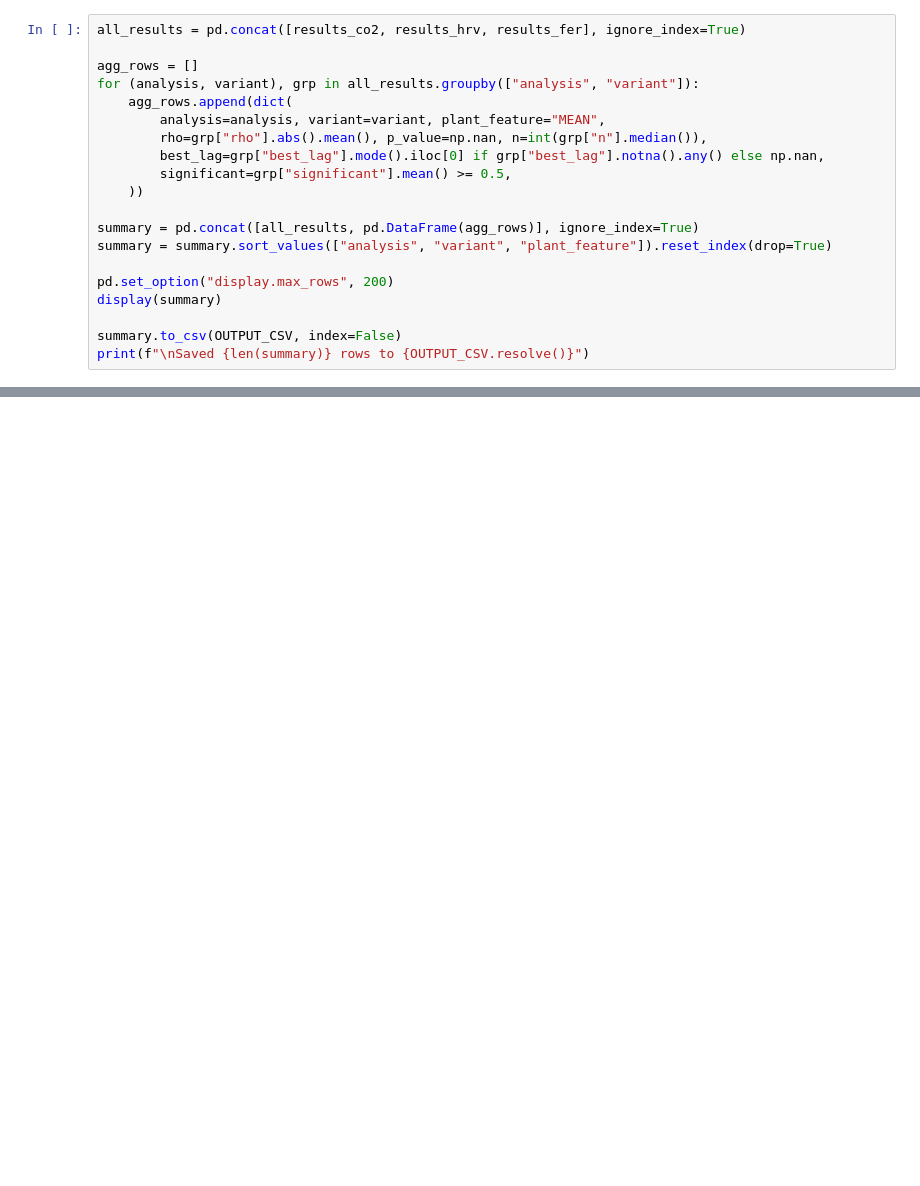
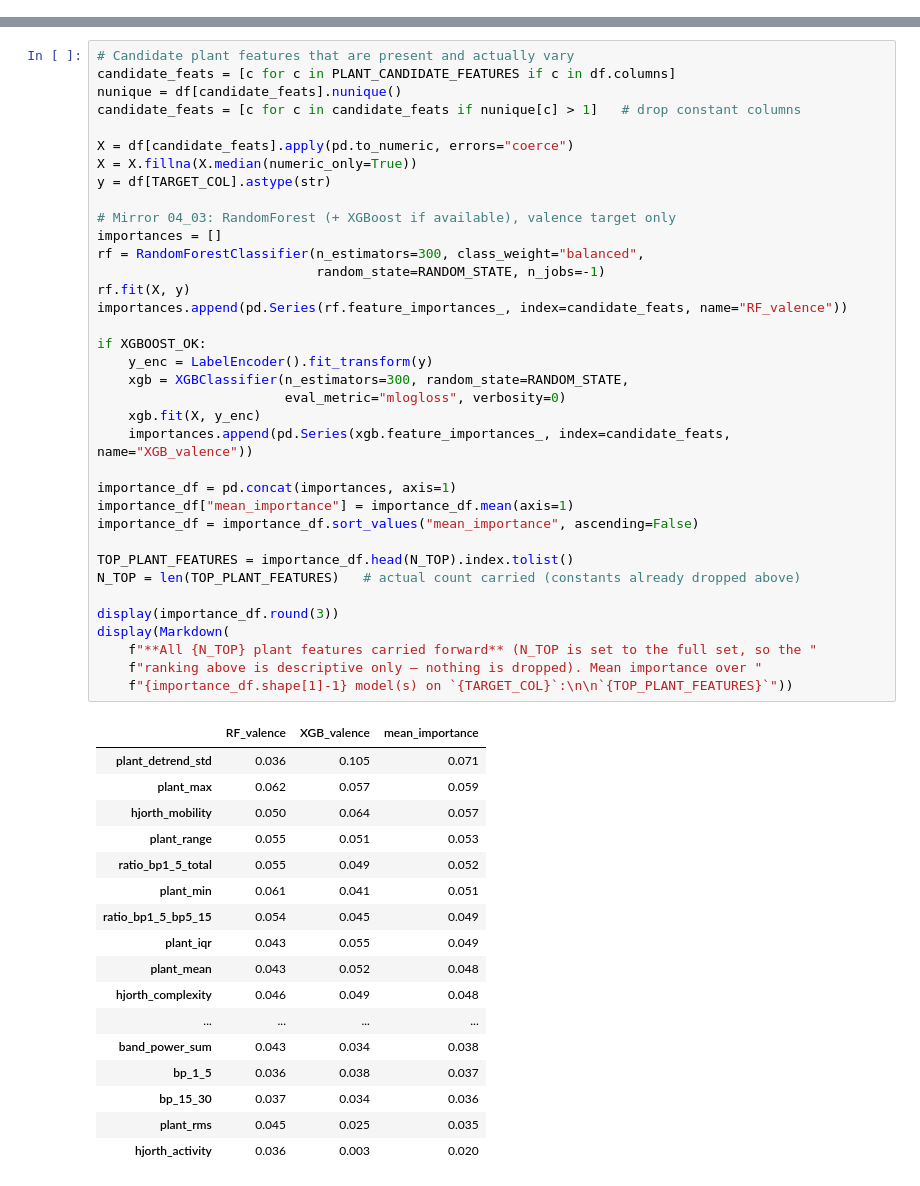
Before and after one commit to JakobJetter/COIN2026_Team-1_Plant-Emotion-Detector, a Jupyter notebook: notebooks/05_Correlation_Analysis.ipynb, the cells around one changed output, grey strips where cells are left out. Saved outputs shown, nothing was run; the diff lists cells and outputs as text; blank space fills up the shorter version.

```diff
--- a/notebooks/05_Correlation_Analysis.ipynb
+++ b/notebooks/05_Correlation_Analysis.ipynb
@@ -532,20 +0,0 @@ quick at-a-glance comparison), one comparison figure, and a CSV export.
-# %%
-all_results = pd.concat([results_co2, results_hrv, results_fer], ignore_index=True)
-
-agg_rows = []
-for (analysis, variant), grp in all_results.groupby(["analysis", "variant"]):
-    agg_rows.append(dict(
-        analysis=analysis, variant=variant, plant_feature="MEAN",
-        rho=grp["rho"].abs().mean(), p_value=np.nan, n=int(grp["n"].median()),
-        best_lag=grp["best_lag"].mode().iloc[0] if grp["best_lag"].notna().any() else np.nan,
-        significant=grp["significant"].mean() >= 0.5,
-    ))
-
-summary = pd.concat([all_results, pd.DataFrame(agg_rows)], ignore_index=True)
-summary = summary.sort_values(["analysis", "variant", "plant_feature"]).reset_index(drop=True)
-
-pd.set_option("display.max_rows", 200)
-display(summary)
-
-summary.to_csv(OUTPUT_CSV, index=False)
-print(f"\nSaved {len(summary)} rows to {OUTPUT_CSV.resolve()}")
@@ -677,0 +165,54 @@ signals.
+# %%
+# Candidate plant features that are present and actually vary
+candidate_feats = [c for c in PLANT_CANDIDATE_FEATURES if c in df.columns]
+nunique = df[candidate_feats].nunique()
+candidate_feats = [c for c in candidate_feats if nunique[c] > 1]   # drop constant columns
+
+X = df[candidate_feats].apply(pd.to_numeric, errors="coerce")
+X = X.fillna(X.median(numeric_only=True))
+y = df[TARGET_COL].astype(str)
+
+# Mirror 04_03: RandomForest (+ XGBoost if available), valence target only
+importances = []
+rf = RandomForestClassifier(n_estimators=300, class_weight="balanced",
+                            random_state=RANDOM_STATE, n_jobs=-1)
+rf.fit(X, y)
+importances.append(pd.Series(rf.feature_importances_, index=candidate_feats, name="RF_valence"))
+
+if XGBOOST_OK:
+    y_enc = LabelEncoder().fit_transform(y)
+    xgb = XGBClassifier(n_estimators=300, random_state=RANDOM_STATE,
+                        eval_metric="mlogloss", verbosity=0)
+    xgb.fit(X, y_enc)
+    importances.append(pd.Series(xgb.feature_importances_, index=candidate_feats, name="XGB_valence"))
+
+importance_df = pd.concat(importances, axis=1)
+importance_df["mean_importance"] = importance_df.mean(axis=1)
+importance_df = importance_df.sort_values("mean_importance", ascending=False)
+
+TOP_PLANT_FEATURES = importance_df.head(N_TOP).index.tolist()
+N_TOP = len(TOP_PLANT_FEATURES)   # actual count carried (constants already dropped above)
+
+display(importance_df.round(3))
+display(Markdown(
+    f"**All {N_TOP} plant features carried forward** (N_TOP is set to the full set, so the "
+    f"ranking above is descriptive only — nothing is dropped). Mean importance over "
+    f"{importance_df.shape[1]-1} model(s) on `{TARGET_COL}`:\n\n`{TOP_PLANT_FEATURES}`"))
+# %% [output]
+|  | RF_valence | XGB_valence | mean_importance |
+| plant_detrend_std | 0.036 | 0.105 | 0.071 |
+| plant_max | 0.062 | 0.057 | 0.059 |
+| hjorth_mobility | 0.050 | 0.064 | 0.057 |
+| plant_range | 0.055 | 0.051 | 0.053 |
+| ratio_bp1_5_total | 0.055 | 0.049 | 0.052 |
+| plant_min | 0.061 | 0.041 | 0.051 |
+| ratio_bp1_5_bp5_15 | 0.054 | 0.045 | 0.049 |
+| plant_iqr | 0.043 | 0.055 | 0.049 |
+| plant_mean | 0.043 | 0.052 | 0.048 |
+| hjorth_complexity | 0.046 | 0.049 | 0.048 |
+| ... | ... | ... | ... |
+| band_power_sum | 0.043 | 0.034 | 0.038 |
+| bp_1_5 | 0.036 | 0.038 | 0.037 |
+| bp_15_30 | 0.037 | 0.034 | 0.036 |
+| plant_rms | 0.045 | 0.025 | 0.035 |
+| hjorth_activity | 0.036 | 0.003 | 0.020 |
```
Also changed, not shown: parts of 46 cells of this notebook, 2 other files.
